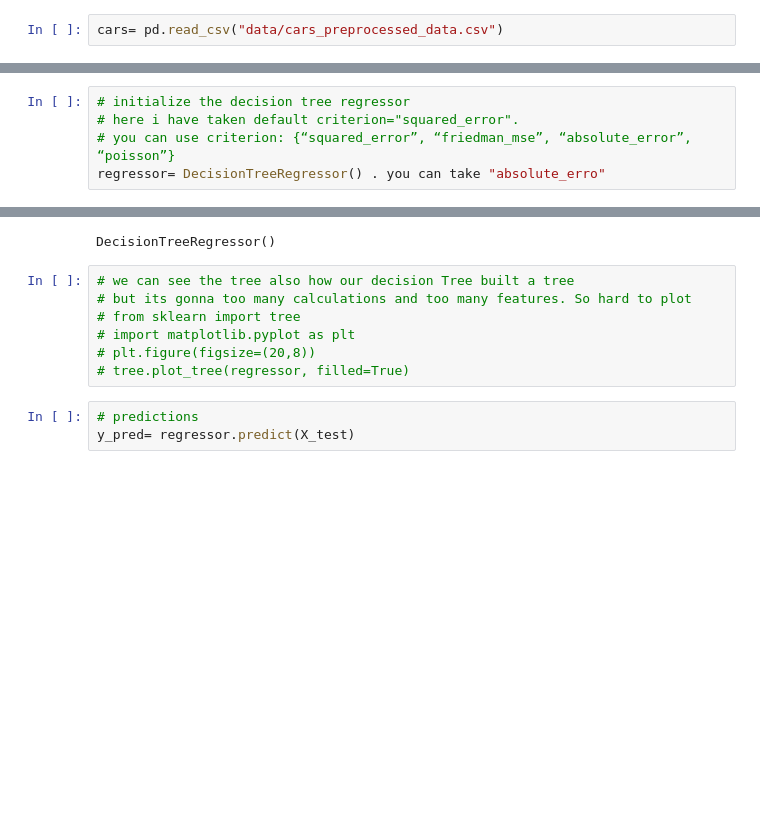
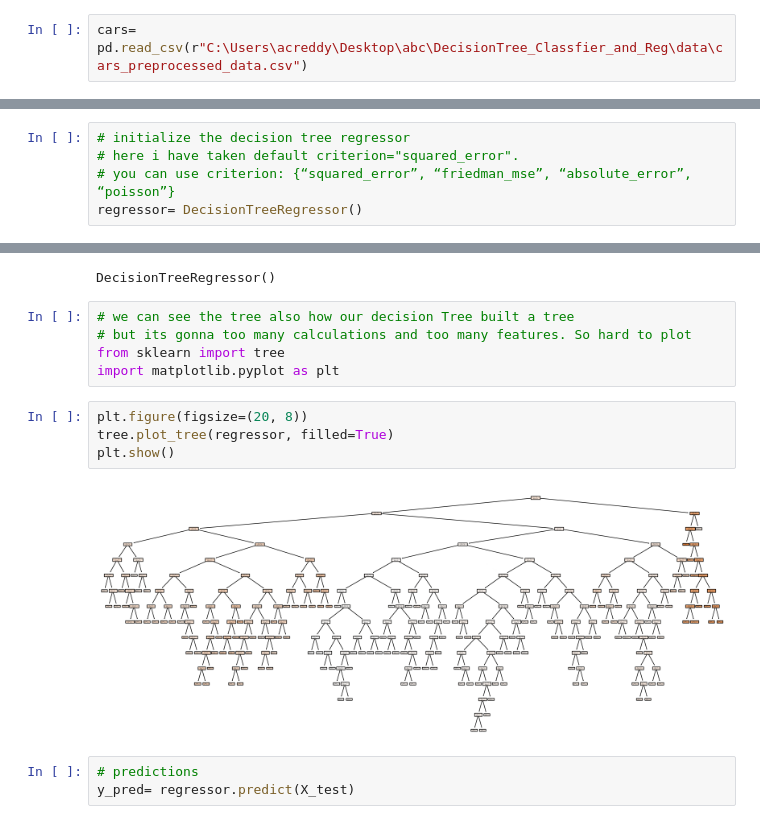
Before and after one commit to ChanduKReddy99/DecisionTree_Classfier_and_Reg, a Jupyter notebook: Decision-Tree/DecisionTree_Regressor/DecisionTree_Regressor.ipynb, the cells around one changed output, grey strips where cells are left out. Cells and saved outputs as stored; diff of their text form; blank space fills up the shorter version.

```diff
--- a/Decision-Tree/DecisionTree_Regressor/DecisionTree_Regressor.ipynb
+++ b/Decision-Tree/DecisionTree_Regressor/DecisionTree_Regressor.ipynb
@@ -1,7 +1,7 @@
 # %%
 import pandas as pd
 # %%
-cars= pd.read_csv("data/cars_preprocessed_data.csv")
+cars= pd.read_csv(r"C:\Users\acreddy\Desktop\abc\DecisionTree_Classfier_and_Reg\data\cars_preprocessed_data.csv")
 # %%
 cars.head(2)
 # %% [output]
@@ -33,7 +33,7 @@ from sklearn.tree import DecisionTreeRegressor
 # initialize the decision tree regressor
 # here i have taken default criterion="squared_error".
 # you can use criterion: {“squared_error”, “friedman_mse”, “absolute_error”, “poisson”}
-regressor= DecisionTreeRegressor() . you can take "absolute_erro"
+regressor= DecisionTreeRegressor()
 # %%
 # fit on train data
 regressor.fit(X_train, y_train)
@@ -42,10 +42,14 @@ DecisionTreeRegressor()
 # %%
 # we can see the tree also how our decision Tree built a tree
 # but its gonna too many calculations and too many features. So hard to plot
-# from sklearn import tree
-# import matplotlib.pyplot as plt
-# plt.figure(figsize=(20,8))
-# tree.plot_tree(regressor, filled=True)
+from sklearn import tree
+import matplotlib.pyplot as plt
+# %%
+plt.figure(figsize=(20, 8))
+tree.plot_tree(regressor, filled=True)
+plt.show()
+# %% [output]
+[figure, added]
 # %%
 # predictions
 y_pred= regressor.predict(X_test)
```
